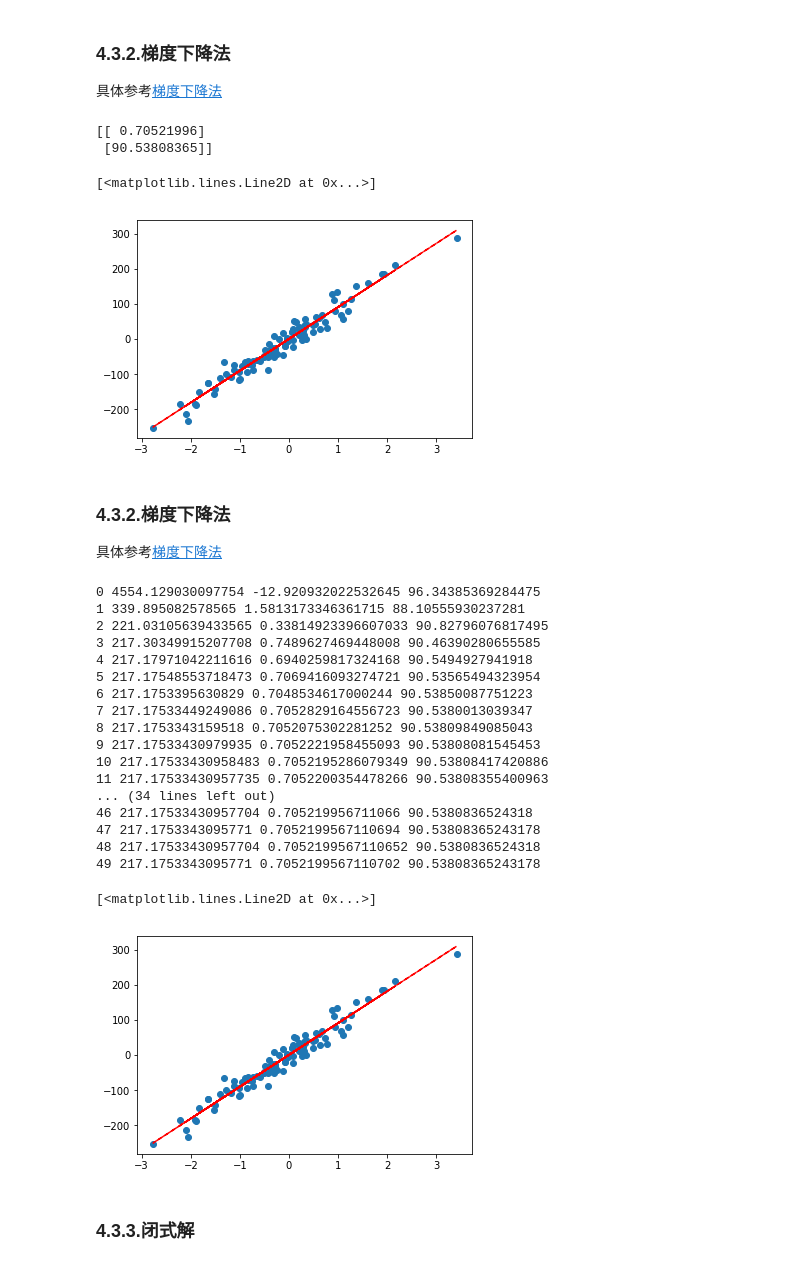
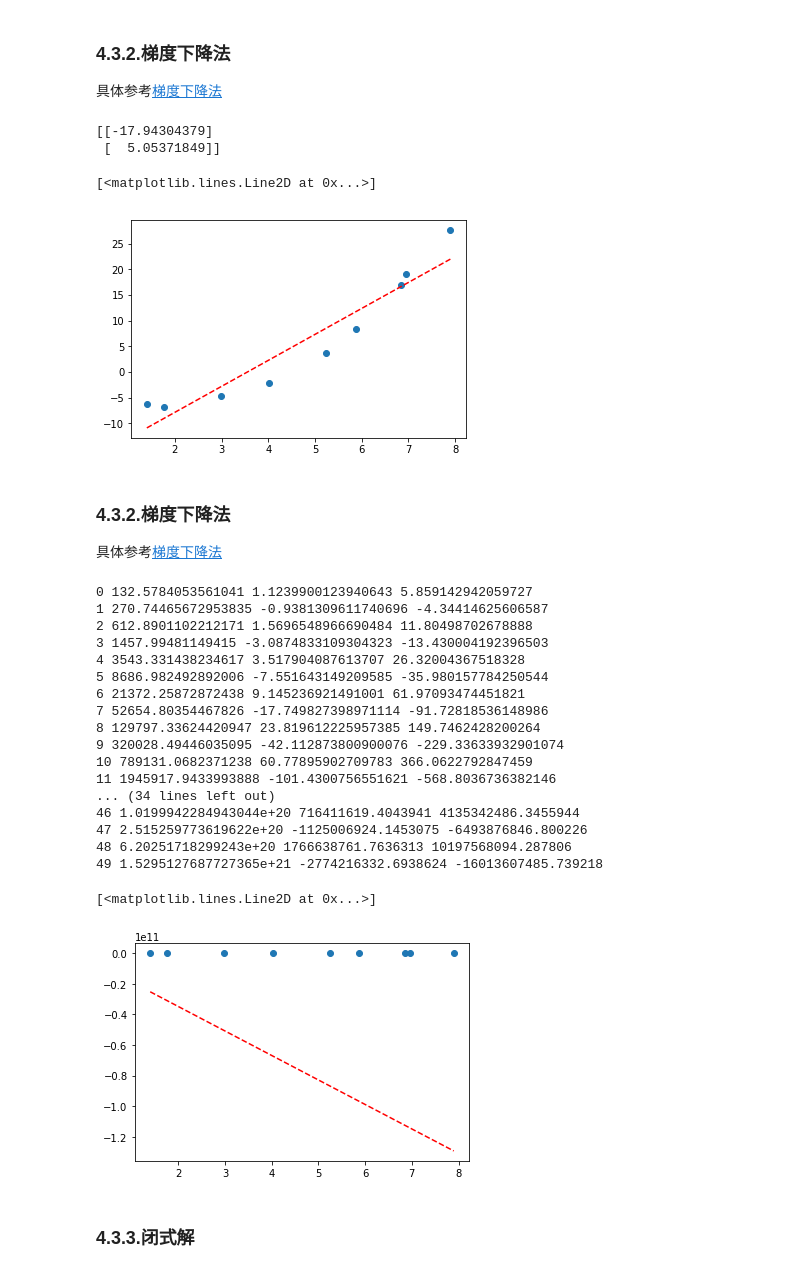
Before and after one commit to paulzhu8597/BeginnerAI, a Jupyter notebook: 01.AIKnowledgeBase/00.基础知识.04.参数估计-01.最小二乘法.ipynb, the cells around one changed output. Cells and saved outputs as stored; diff of their text form; code cells hidden in the pictures.

```diff
--- a/01.AIKnowledgeBase/00.基础知识.04.参数估计-01.最小二乘法.ipynb
+++ b/01.AIKnowledgeBase/00.基础知识.04.参数估计-01.最小二乘法.ipynb
@@ -82,6 +82,15 @@ $$
 ### 4.3.2.梯度下降法
 具体参考[梯度下降法](00.基础知识.03.凸优化-03.梯度下降法.ipynb)
 # %%
+import numpy as np
+from matplotlib import pyplot as plt
+%matplotlib inline
+X = np.array([1.40015721,1.76405235,2.97873798,4.02272212,5.2408932,5.86755799,6.84864279,6.95008842,7.89678115])
+y = np.array([-6.22959012,-6.80028513,-4.58779845,-2.1475575,3.62506375,8.40186804,16.84301125,18.99745441,27.56686965])
+
+X.shape = -1, 1
+y.shape = -1, 1
+
 ones = np.ones(X.shape[0])
 A = np.insert(X, 0, 1, axis=1)
 b = y.reshape(-1,1)
@@ -92,10 +101,10 @@ plt.scatter(X,y)
 y_pred = A @ x
 plt.plot(X,y_pred,'r--')
 # %% [output]
-[[ 0.70521996]
- [90.53808365]]
+[[-17.94304379]
+ [  5.05371849]]
 [<matplotlib.lines.Line2D at 0x...>]
-[figure, old version]
+[figure, new version]
 # %% [markdown]
 ### 4.3.2.梯度下降法
 具体参考[梯度下降法](01.基础-03.凸优化-03.梯度下降法.ipynb)
@@ -105,51 +114,57 @@ class LinearRegression(object):
         pass
     def fit(self,X,y):
         X = np.insert(X, 0, 1, axis=1)
         y = y.reshape(-1,1)
         self.w = np.random.randn(X.shape[1],1)
 
         for _ in range(50):
 
             y_pred = X @ self.w  # 100 * 1
 
-
             mse = np.mean(0.5*(y_pred-y)**2)
 
             grad_w = X.T @ (y_pred - y)
 
             self.w -= 0.01 * grad_w
 
             print(_,mse,self.w[0][0],self.w[1][0])
 
     def predict(self,X):
         X = np.insert(X, 0, 1, axis=1)
         return X @ self.w
+
+X = np.array([1.40015721,1.76405235,2.97873798,4.02272212,5.2408932,5.86755799,6.84864279,6.95008842,7.89678115])
+y = np.array([-6.22959012,-6.80028513,-4.58779845,-2.1475575,3.62506375,8.40186804,16.84301125,18.99745441,27.56686965])
+
+X.shape = -1, 1
+y.shape = -1, 1
+
 lr = LinearRegression()
 lr.fit(X,y)
 y_pred = lr.predict(X)
 plt.figure(facecolor='w')
 plt.scatter(X,y)
 plt.plot(X,y_pred,'r--')
 # %% [output]
-0 4554.129030097754 -12.920932022532645 96.34385369284475
-1 339.895082578565 1.5813173346361715 88.10555930237281
-2 221.03105639433565 0.33814923396607033 90.82796076817495
-3 217.30349915207708 0.7489627469448008 90.46390280655585
-4 217.17971042211616 0.6940259817324168 90.5494927941918
-5 217.17548553718473 0.7069416093274721 90.53565494323954
-6 217.1753395630829 0.7048534617000244 90.53850087751223
-7 217.17533449249086 0.7052829164556723 90.5380013039347
-8 217.1753343159518 0.7052075302281252 90.53809849085043
-9 217.17533430979935 0.7052221958455093 90.53808081545453
-10 217.17533430958483 0.7052195286079349 90.53808417420886
-11 217.17533430957735 0.7052200354478266 90.53808355400963
+0 132.5784053561041 1.1239900123940643 5.859142942059727
+1 270.74465672953835 -0.9381309611740696 -4.34414625606587
+2 612.8901102212171 1.5696548966690484 11.80498702678888
+3 1457.99481149415 -3.0874833109304323 -13.430004192396503
+4 3543.331438234617 3.517904087613707 26.32004367518328
+5 8686.982492892006 -7.551643149209585 -35.980157784250544
+6 21372.25872872438 9.145236921491001 61.97093474451821
+7 52654.80354467826 -17.749827398971114 -91.72818536148986
+8 129797.33624420947 23.819612225957385 149.7462428200264
+9 320028.49446035095 -42.112873800900076 -229.33633932901074
+10 789131.0682371238 60.77895902709783 366.0622792847459
+11 1945917.9433993888 -101.4300756551621 -568.8036736382146
 ... (34 lines left out)
-46 217.17533430957704 0.705219956711066 90.5380836524318
-47 217.1753343095771 0.7052199567110694 90.53808365243178
-48 217.17533430957704 0.7052199567110652 90.5380836524318
-49 217.1753343095771 0.7052199567110702 90.53808365243178
+46 1.0199942284943044e+20 716411619.4043941 4135342486.3455944
+47 2.515259773619622e+20 -1125006924.1453075 -6493876846.800226
+48 6.20251718299243e+20 1766638761.7636313 10197568094.287806
+49 1.5295127687727365e+21 -2774216332.6938624 -16013607485.739218
 [<matplotlib.lines.Line2D at 0x...>]
-[figure, old version]
+[figure, new version]
 # %% [markdown]
 ### 4.3.3.闭式解
 # %%
```
Also changed, not shown: 12 other files.
